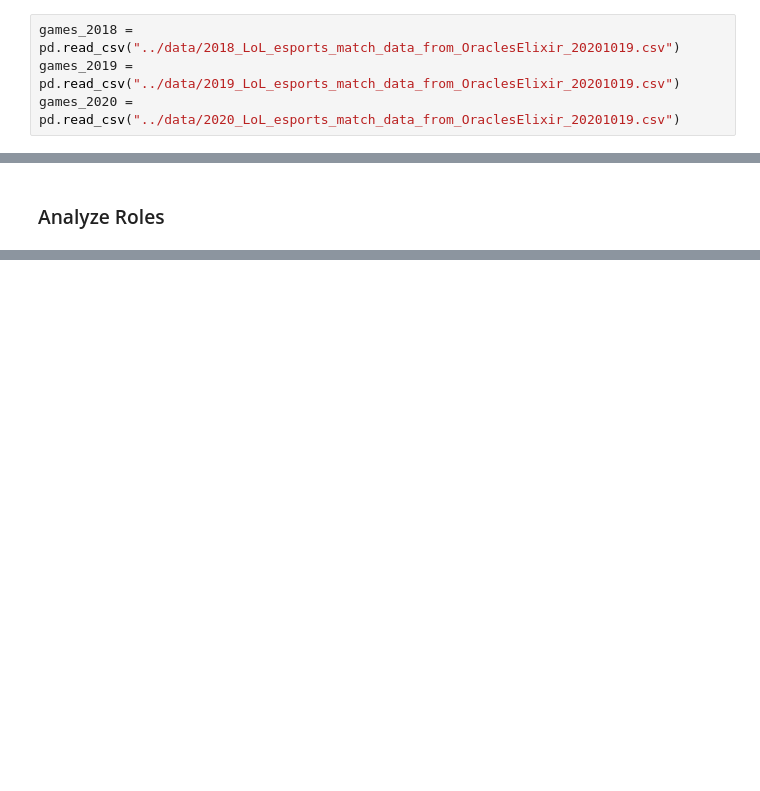
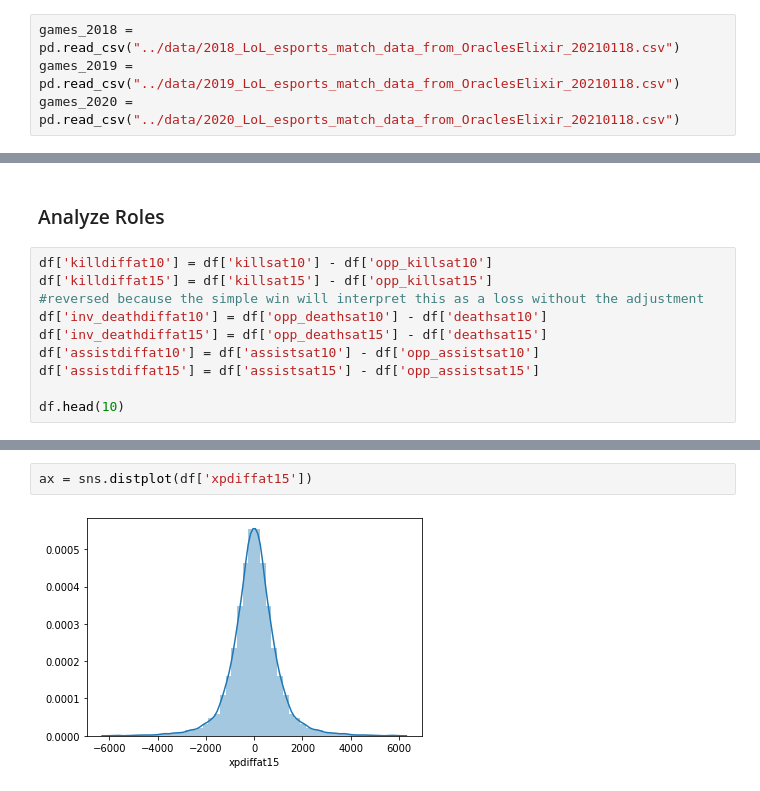
Before and after one commit to paulperrone/lol-analysis, a Jupyter notebook: notebooks/role-skill-expression.ipynb, the cells around one changed output, grey strips where cells are left out. Drawn from its saved outputs; the diff is of its cells as text; blank space fills up the shorter version.

```diff
--- a/notebooks/role-skill-expression.ipynb
+++ b/notebooks/role-skill-expression.ipynb
@@ -9,9 +10,9 @@ pd.options.display.max_rows = 100
 pd.options.display.max_columns = 500
 import seaborn as sns
 # %%
-games_2018 = pd.read_csv("../data/2018_LoL_esports_match_data_from_OraclesElixir_20201019.csv")
-games_2019 = pd.read_csv("../data/2019_LoL_esports_match_data_from_OraclesElixir_20201019.csv")
-games_2020 = pd.read_csv("../data/2020_LoL_esports_match_data_from_OraclesElixir_20201019.csv")
+games_2018 = pd.read_csv("../data/2018_LoL_esports_match_data_from_OraclesElixir_20210118.csv")
+games_2019 = pd.read_csv("../data/2019_LoL_esports_match_data_from_OraclesElixir_20210118.csv")
+games_2020 = pd.read_csv("../data/2020_LoL_esports_match_data_from_OraclesElixir_20210118.csv")
 # %%
 games_2018 = games_2018.replace('NA LCS', 'LCS')
 # %% [markdown]
@@ -122,3 +135,13 @@ print(breakpoint)
 14.365126087736414
 # %% [markdown]
 ### Analyze Roles
+# %%
+df['killdiffat10'] = df['killsat10'] - df['opp_killsat10']
+df['killdiffat15'] = df['killsat15'] - df['opp_killsat15']
+#reversed because the simple win will interpret this as a loss without the adjustment
+df['inv_deathdiffat10'] = df['opp_deathsat10'] - df['deathsat10']
+df['inv_deathdiffat15'] = df['opp_deathsat15'] - df['deathsat15']
+df['assistdiffat10'] = df['assistsat10'] - df['opp_assistsat10']
+df['assistdiffat15'] = df['assistsat15'] - df['opp_assistsat15']
+
+df.head(10)
@@ -162,0 +227,4 @@ sup - csdiffat15 : 178.2878152037699
+# %%
+ax = sns.distplot(df['xpdiffat15'])
+# %% [output]
+[figure, added]
```
Also changed, not shown: parts of 22 cells of this notebook.
